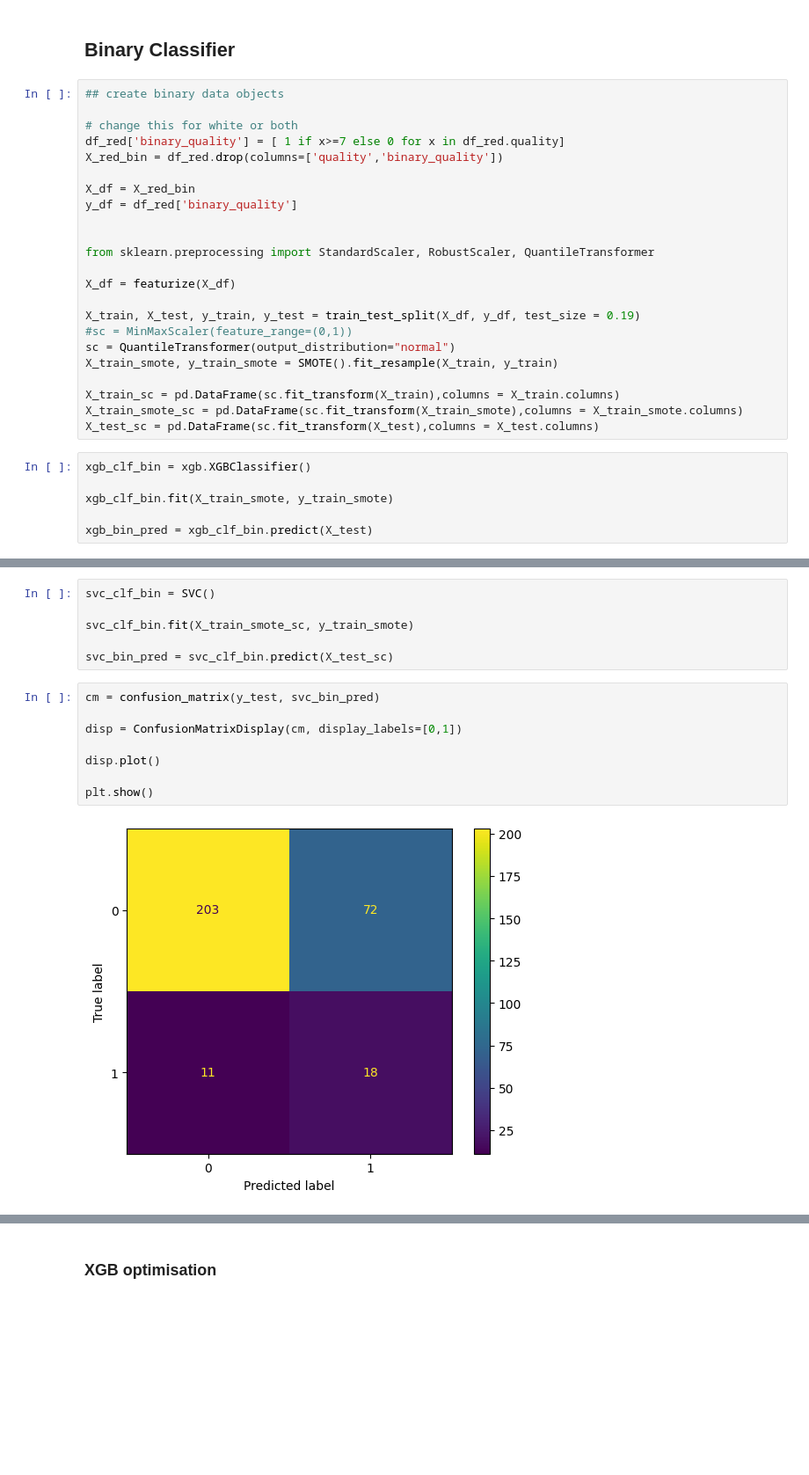
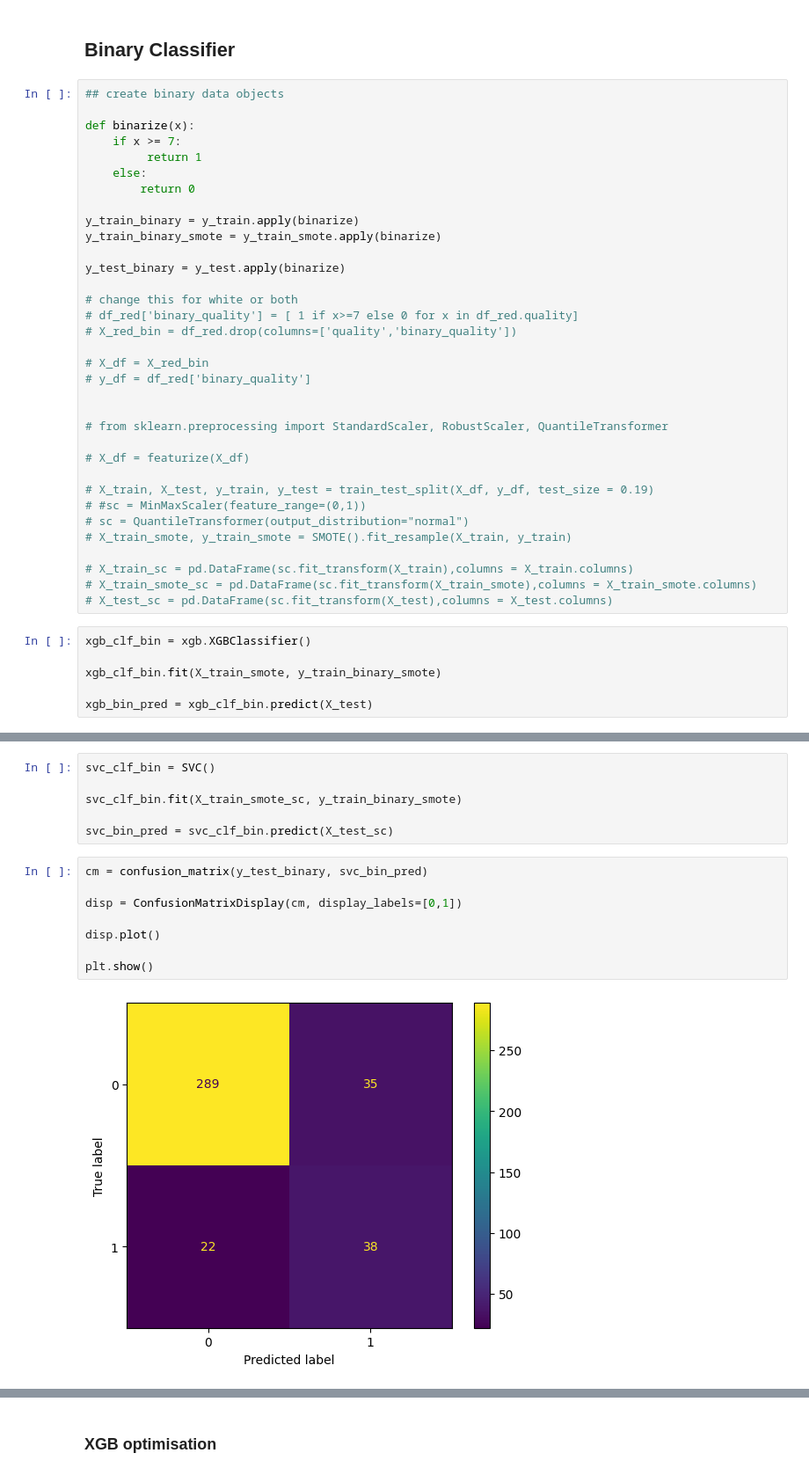
Before and after one commit to workin-at-the-car-walsh/blogging-references, a Jupyter notebook: data_wineing/crispdm-example-wine.ipynb, the cells around one changed output, grey strips where cells are left out. Shown at 88% size. Saved outputs shown, nothing was run; the diff lists cells and outputs as text; blank space fills up the shorter version.

```diff
--- a/data_wineing/crispdm-example-wine.ipynb
+++ b/data_wineing/crispdm-example-wine.ipynb
@@ -255,30 +288,41 @@ plt.show()
 # %%
 ## create binary data objects
 
+def binarize(x):
+    if x >= 7:
+         return 1
+    else:
+        return 0
+
+y_train_binary = y_train.apply(binarize)
+y_train_binary_smote = y_train_smote.apply(binarize)
+
+y_test_binary = y_test.apply(binarize)
+
 # change this for white or both
-df_red['binary_quality'] = [ 1 if x>=7 else 0 for x in df_red.quality]
-X_red_bin = df_red.drop(columns=['quality','binary_quality'])
+# df_red['binary_quality'] = [ 1 if x>=7 else 0 for x in df_red.quality]
+# X_red_bin = df_red.drop(columns=['quality','binary_quality'])
 
-X_df = X_red_bin
-y_df = df_red['binary_quality']
+# X_df = X_red_bin
+# y_df = df_red['binary_quality']
 
 
-from sklearn.preprocessing import StandardScaler, RobustScaler, QuantileTransformer
+# from sklearn.preprocessing import StandardScaler, RobustScaler, QuantileTransformer
 
-X_df = featurize(X_df)
+# X_df = featurize(X_df)
 
-X_train, X_test, y_train, y_test = train_test_split(X_df, y_df, test_size = 0.19)
-#sc = MinMaxScaler(feature_range=(0,1))
-sc = QuantileTransformer(output_distribution="normal")
-X_train_smote, y_train_smote = SMOTE().fit_resample(X_train, y_train)
+# X_train, X_test, y_train, y_test = train_test_split(X_df, y_df, test_size = 0.19)
+# #sc = MinMaxScaler(feature_range=(0,1))
+# sc = QuantileTransformer(output_distribution="normal")
+# X_train_smote, y_train_smote = SMOTE().fit_resample(X_train, y_train)
 
-X_train_sc = pd.DataFrame(sc.fit_transform(X_train),columns = X_train.columns)
-X_train_smote_sc = pd.DataFrame(sc.fit_transform(X_train_smote),columns = X_train_smote.columns)
-X_test_sc = pd.DataFrame(sc.fit_transform(X_test),columns = X_test.columns)
+# X_train_sc = pd.DataFrame(sc.fit_transform(X_train),columns = X_train.columns)
+# X_train_smote_sc = pd.DataFrame(sc.fit_transform(X_train_smote),columns = X_train_smote.columns)
+# X_test_sc = pd.DataFrame(sc.fit_transform(X_test),columns = X_test.columns)
 # %%
 xgb_clf_bin = xgb.XGBClassifier()
 
-xgb_clf_bin.fit(X_train_smote, y_train_smote)
+xgb_clf_bin.fit(X_train_smote, y_train_binary_smote)
 
 xgb_bin_pred = xgb_clf_bin.predict(X_test)
 # %%
@@ -294,18 +338,18 @@ plt.show()
 # %%
 svc_clf_bin = SVC()
 
-svc_clf_bin.fit(X_train_smote_sc, y_train_smote)
+svc_clf_bin.fit(X_train_smote_sc, y_train_binary_smote)
 
 svc_bin_pred = svc_clf_bin.predict(X_test_sc)
 # %%
-cm = confusion_matrix(y_test, svc_bin_pred)
+cm = confusion_matrix(y_test_binary, svc_bin_pred)
 
 disp = ConfusionMatrixDisplay(cm, display_labels=[0,1])
 
 disp.plot()
 
 plt.show()
 # %% [output]
-[figure, old version]
+[figure, new version]
 # %%
 dt_clf_bin = DecisionTreeClassifier()
```
Also changed, not shown: parts of 20 cells of this notebook, 1 other file.
